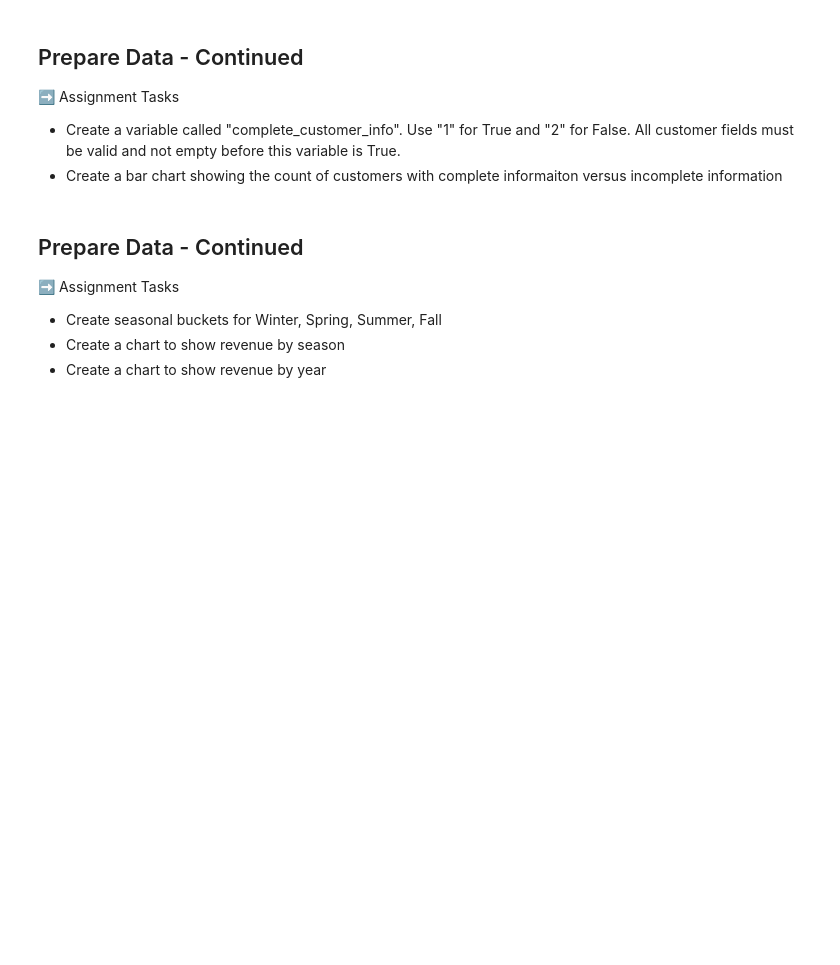
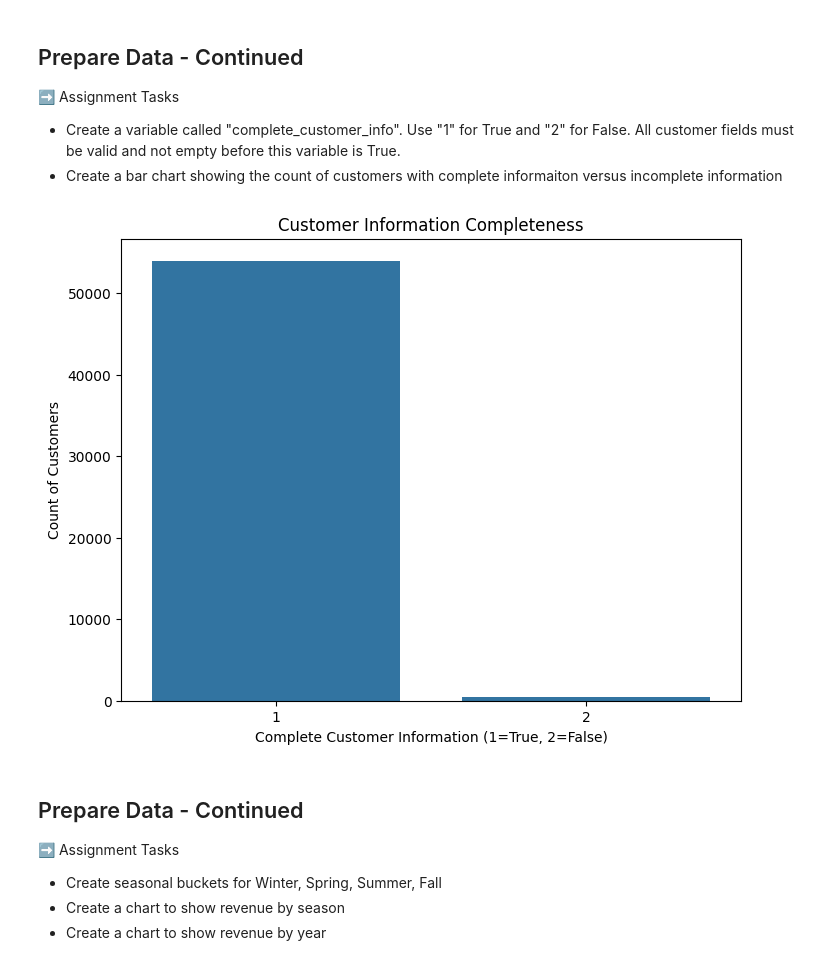
Before and after one commit to matiasarmesto/businessanalytics, a Jupyter notebook: Labs/Scripts/lab_07_retailer_eda2.ipynb, the cells around one changed output. Drawn from its saved outputs; the diff is of its cells as text; code cells hidden in the pictures; blank space fills up the shorter version.

```diff
--- a/Labs/Scripts/lab_07_retailer_eda2.ipynb
+++ b/Labs/Scripts/lab_07_retailer_eda2.ipynb
@@ -194,3 +190,22 @@ df_clean['total_amount'] = df_clean['product_price'] * df_clean['quantity']
+# %%
+#created the 'complete_customer_info' variable
+df_clean['complete_customer_info'] = 1  # Initialize all to True (1)
+
+#identify rows with 'Unknown' in customer-related columns
+unknown_customer_mask = df_clean[['customer_name', 'city', 'state_province', 'email']].map(lambda x: 'Unknown' in str(x)).any(axis=1)
+
+#set 'complete_customer_info' to False (2) for those rows
+df_clean.loc[unknown_customer_mask, 'complete_customer_info'] = 2
+# %%
+#bar chart
+plt.figure(figsize=(8, 6))
+sns.countplot(x='complete_customer_info', data=df_clean)
+plt.title('Customer Information Completeness')
+plt.xlabel('Complete Customer Information (1=True, 2=False)')
+plt.ylabel('Count of Customers')
+plt.show()
+# %% [output]
+[figure, added]
 # %% [markdown]
 ## Prepare Data - Continued
 
```
Also changed, not shown: parts of 2 cells of this notebook.
